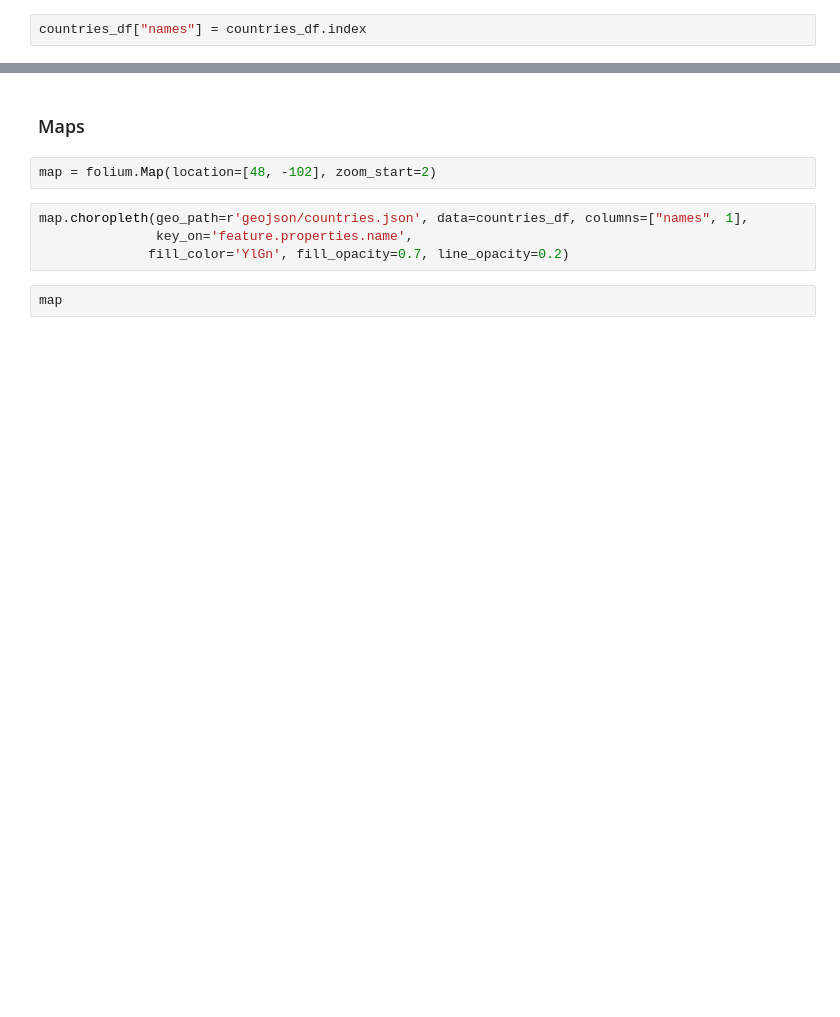
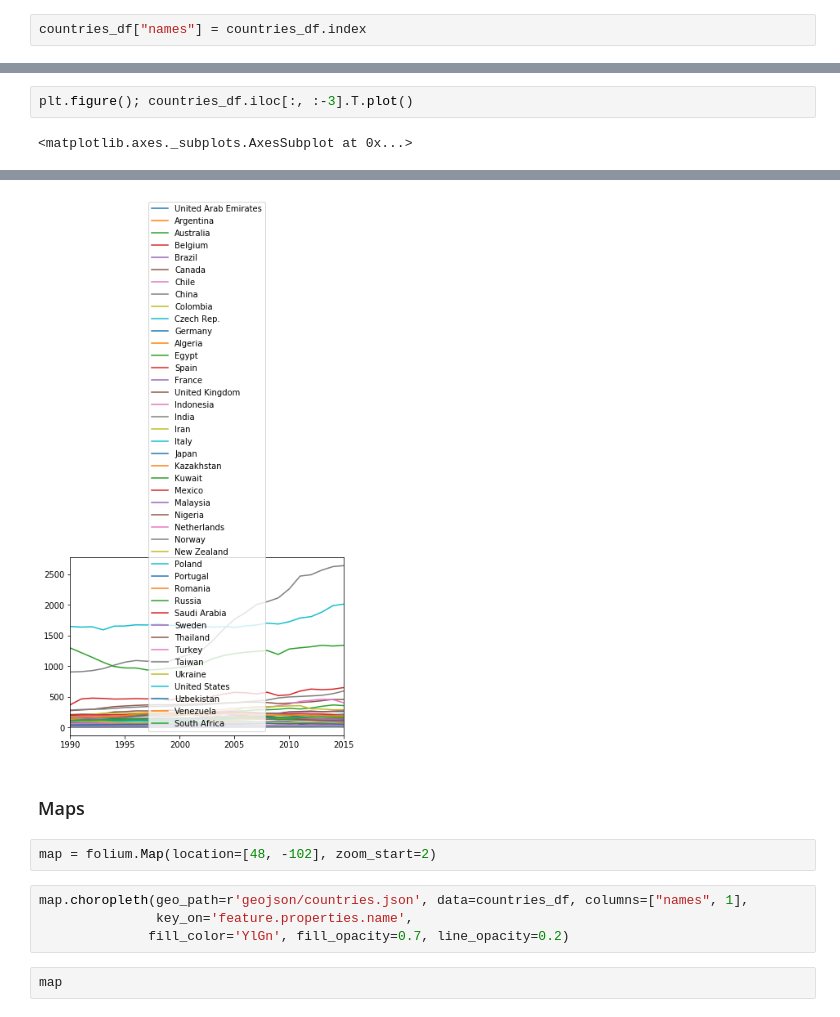
Before and after one commit to vb2317/enerdata, a Jupyter notebook: src/main/python/map_world_energy_data.ipynb, the cells around one changed output, grey strips where cells are left out. Cells and saved outputs as stored; diff of their text form; blank space fills up the shorter version.

```diff
--- a/src/main/python/map_world_energy_data.ipynb
+++ b/src/main/python/map_world_energy_data.ipynb
@@ -164,3 +96,7 @@ countries_df.head(10)
 | Colombia | 48.181292 | 46.351154 | 47.877525 | 48.557422 | 50.425206 | 59.243699 | 64.836673 | 66.729941 | 72.707093 | 75.551020 | ... | ... |
 | Czech Rep. | 41.552001 | 39.186132 | 36.288196 | 35.754565 | 33.304349 | 32.448253 | 33.122901 | 33.443971 | 31.496143 | 28.668809 | ... | ... |
 10 rows × 29 columns
+# %%
+plt.figure(); countries_df.iloc[:, :-3].T.plot()
+# %% [output]
+<matplotlib.axes._subplots.AxesSubplot at 0x...>
@@ -167,3 +104,4 @@ countries_df.head(10)
+[figure, added]
 # %% [markdown]
 ### Maps
 # %%
```
Also changed, not shown: parts of 19 cells of this notebook.
